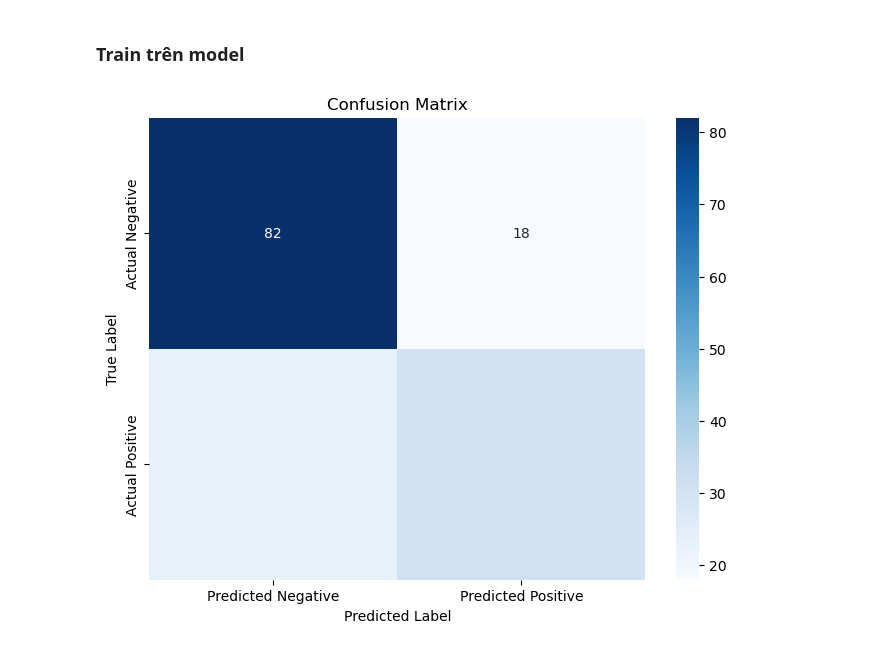
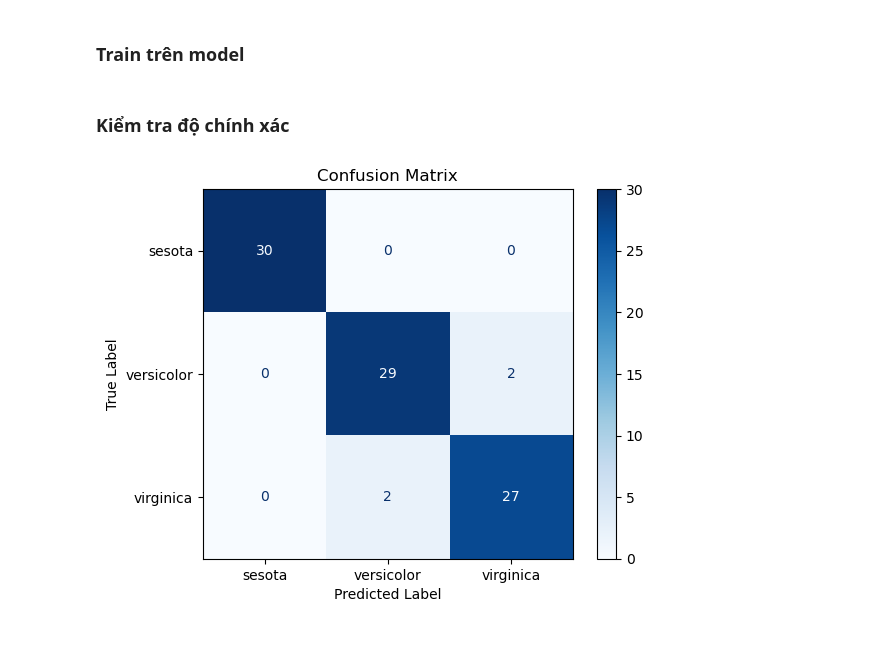
Before and after one commit to AhnMaph/Do-An-Cuoi-Ky, a Jupyter notebook: Random Forest/Random_Forest.ipynb, the cells around one changed output. Drawn from its saved outputs; the diff is of its cells as text; code cells hidden in the pictures.

```diff
--- a/Random Forest/Random_Forest.ipynb
+++ b/Random Forest/Random_Forest.ipynb
@@ -130,7 +131,8 @@ class RandomForestClasifier(RandomForest):
 
     def get_params(self, deep = False):
                 '''public function để trả về model (tham số )parameters'''
-                return {'n_trees':self.n_trees,
+                return {
+                'n_trees':self.n_trees,
                 'max_depth':self.max_depth,
                 'min_samples_split':self.min_samples_split,
                 'loss':self.loss,
@@ -157,23 +159,26 @@ y = label.fit_transform(y)
 # %% [markdown]
 #### **Train test split**
 # %%
-X_train,X_test,y_train,y_test = train_test_split(X,y,test_size=0.2) #chia train và test 80/20
+X_train,X_test,y_train,y_test = train_test_split(X,y,test_size=0.6) #chia train và test 80/20
 # %% [markdown]
 ### **Train trên model**
 # %%
 rdf = RandomForestClasifier()
 rdf.fit(X_train,y_train)
 y_pred = rdf.predict(X_test)
-# %%
-conf_matrix = confusion_matrix(y_test, y_pred)
-
-# Vẽ biểu đồ confusion matrix
-plt.figure(figsize=(8, 6))
-sns.heatmap(conf_matrix, annot=True, cmap="Blues", fmt="d", xticklabels=['Predicted Negative', 'Predicted Positive'], yticklabels=['Actual Negative', 'Actual Positive'])
-plt.xlabel("Predicted Label")
-plt.ylabel("True Label")
-plt.title("Confusion Matrix")
-plt.show()
-# %% [output]
-[figure, removed]
+# %% [markdown]
+### **Kiểm tra độ chính xác**
+# %%
+labels = np.unique(y)
+conf_matrix = confusion_matrix(y_test, y_pred, labels=labels)
+
+# Hiển thị confusion matrix
+disp = ConfusionMatrixDisplay(confusion_matrix=conf_matrix, display_labels=['sesota', 'versicolor', 'virginica'])
+disp.plot(cmap='Blues')
+disp.ax_.set_title('Confusion Matrix')
+disp.ax_.set_xlabel('Predicted Label')
+disp.ax_.set_ylabel('True Label')
+plt.show()
+# %% [output]
+[figure, added]
 # %%
```
Also changed, not shown: parts of 8 cells of this notebook, 1 other file.
